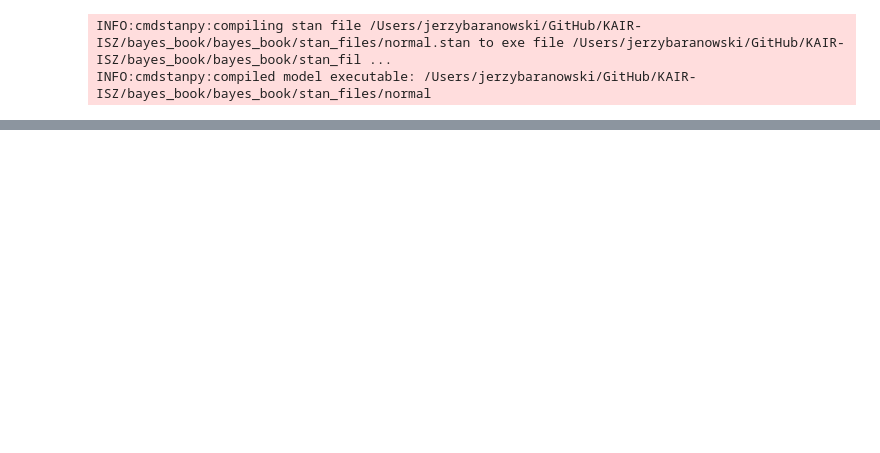
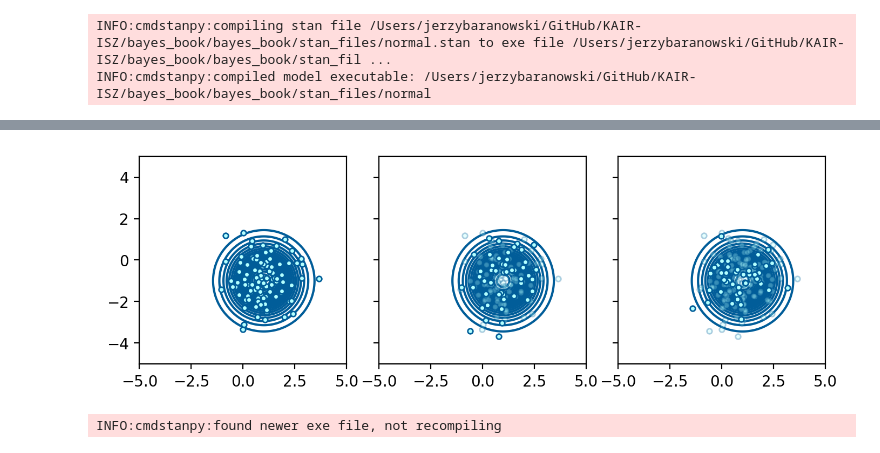
Before and after one commit to KAIR-ISZ/bayes_book, a Jupyter notebook: bayes_book/notebooks/chapter_72.ipynb, the cells around one changed output, grey strips where cells are left out. Saved outputs shown, nothing was run; the diff lists cells and outputs as text; code cells hidden in the pictures; blank space fills up the shorter version.

```diff
--- a/bayes_book/notebooks/chapter_72.ipynb
+++ b/bayes_book/notebooks/chapter_72.ipynb
@@ -55,0 +48,2 @@ x86_64-apple-darwin13.4.0-clang++ -march=core2 -mtune=haswell -mssse3 -ftree-vec
+# %%
+result2 = model.sample(save_warmup=True,thin=10,output_dir='')
@@ -55,0 +86,38 @@ x86_64-apple-darwin13.4.0-clang++ -march=core2 -mtune=haswell -mssse3 -ftree-vec
+# %%
+target_lpdf = lambda q:   - 0.5 * ( (q[0] - 1)**2 + (q[1] + 1)**2 ) - 0.5 * 2 * np.log(6.283185307179586)
+
+
+q_1=np.linspace(-2,4,600)
+q_2=np.linspace(-4,2,600)
+Q1,Q2 = np.meshgrid(q_1,q_2)
+Z = np.zeros(Q1.shape)
+for i in range(600):
+    for j in range(600):
+        Z[i,j]=np.exp(target_lpdf((Q1[i,j],Q2[i,j])))
+# %%
+draws = result2.draws(inc_warmup=True)
+# %%
+q1 = draws[:,0,7]
+q2 = draws[:,0,8]
+
+fig, (ax1,ax2,ax3) = plt.subplots(1,3,figsize = [7,4],tight_layout=True,sharey=True)
+ax1.contour(Q1,Q2,Z,levels=25,colors=DARK,zorder=0)
+ax1.scatter(q1[:101],q2[:101],ec=DARK,fc=LIGHT,s=12,zorder=1)
+ax1.set_ylim(-5,5)
+ax1.set_xlim(-5,5)
+
+ax1.set_aspect('equal')
+ax2.contour(Q1,Q2,Z,levels=25,colors=DARK,zorder=0)
+ax2.scatter(q1[:101],q2[:101],ec=DARK,fc=LIGHT,s=12,alpha=0.3,zorder=1)
+ax2.scatter(q1[101:151],q2[101:151],ec=DARK,fc=LIGHT,s=12,zorder=2)
+ax2.set_ylim(-5,5)
+ax2.set_xlim(-5,5)
+ax2.set_aspect('equal')
+ax3.contour(Q1,Q2,Z,levels=25,colors=DARK,zorder=0)
+ax3.scatter(q1[:151],q2[:151],ec=DARK,fc=LIGHT,s=12,alpha=0.3,zorder=1)
+ax3.scatter(q1[151:],q2[151:],ec=DARK,fc=LIGHT,s=12,zorder=2)
+ax3.set_ylim(-5,5)
+ax3.set_xlim(-5,5)
+ax3.set_aspect('equal')
+# %% [output]
+[figure, added]
@@ -55,0 +142,4 @@ x86_64-apple-darwin13.4.0-clang++ -march=core2 -mtune=haswell -mssse3 -ftree-vec
+# %%
+model_fun = CmdStanModel(stan_file='../stan_files/funnel_72.stan')
+# %% [output]
+INFO:cmdstanpy:found newer exe file, not recompiling
```
Also changed, not shown: parts of 24 cells of this notebook, 4 other files.
